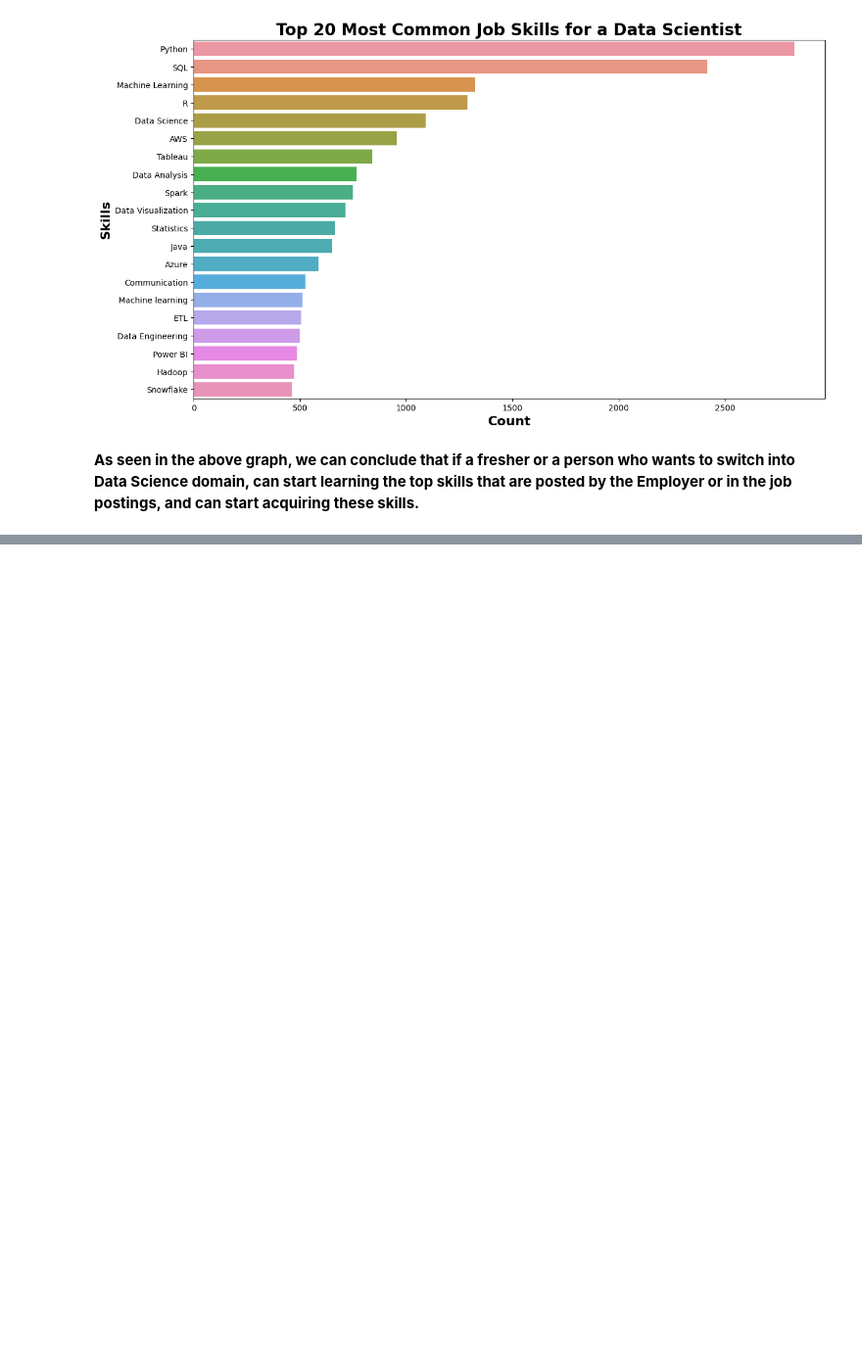
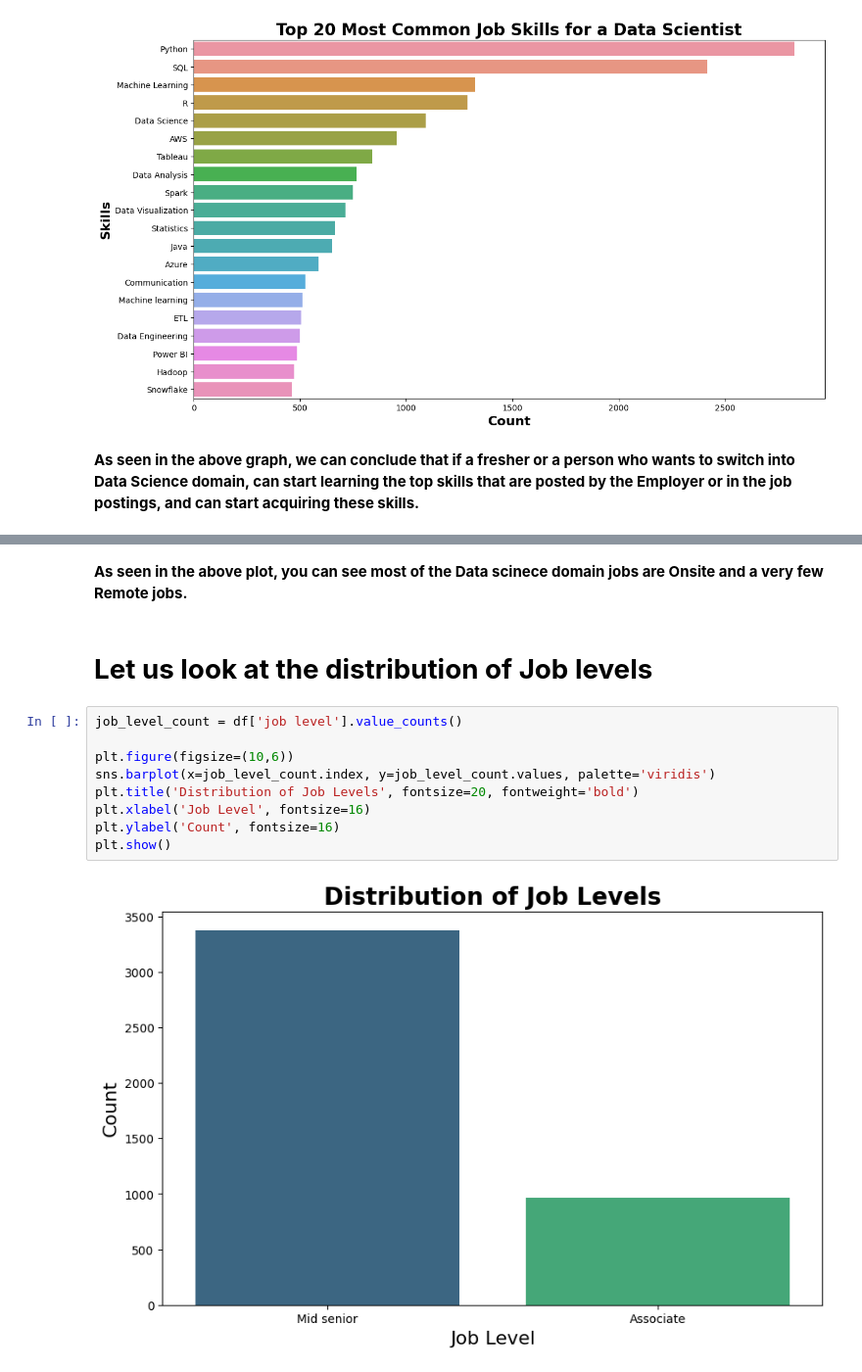
Before and after one commit to kumawatmanish05/LinkedIn_Data_Jobs, a Jupyter notebook: linkedin-data-jobs.ipynb, the cells around one changed output, grey strips where cells are left out. Shown at 98% size. Saved outputs shown, nothing was run; the diff lists cells and outputs as text; blank space fills up the shorter version.

```diff
--- a/linkedin-data-jobs.ipynb
+++ b/linkedin-data-jobs.ipynb
@@ -128,0 +182,15 @@ plt.show()
+# %% [markdown]
+****As seen in the above plot, you can see most of the Data scinece domain jobs are Onsite and a very few Remote jobs.****
+# %% [markdown]
+# ****Let us look at the distribution of Job levels****
+# %%
+job_level_count = df['job level'].value_counts()
+
+plt.figure(figsize=(10,6))
+sns.barplot(x=job_level_count.index, y=job_level_count.values, palette='viridis')
+plt.title('Distribution of Job Levels', fontsize=20, fontweight='bold')
+plt.xlabel('Job Level', fontsize=16)
+plt.ylabel('Count', fontsize=16)
+plt.show()
+# %% [output]
+[figure, added]
```
Also changed, not shown: parts of 17 cells of this notebook.
